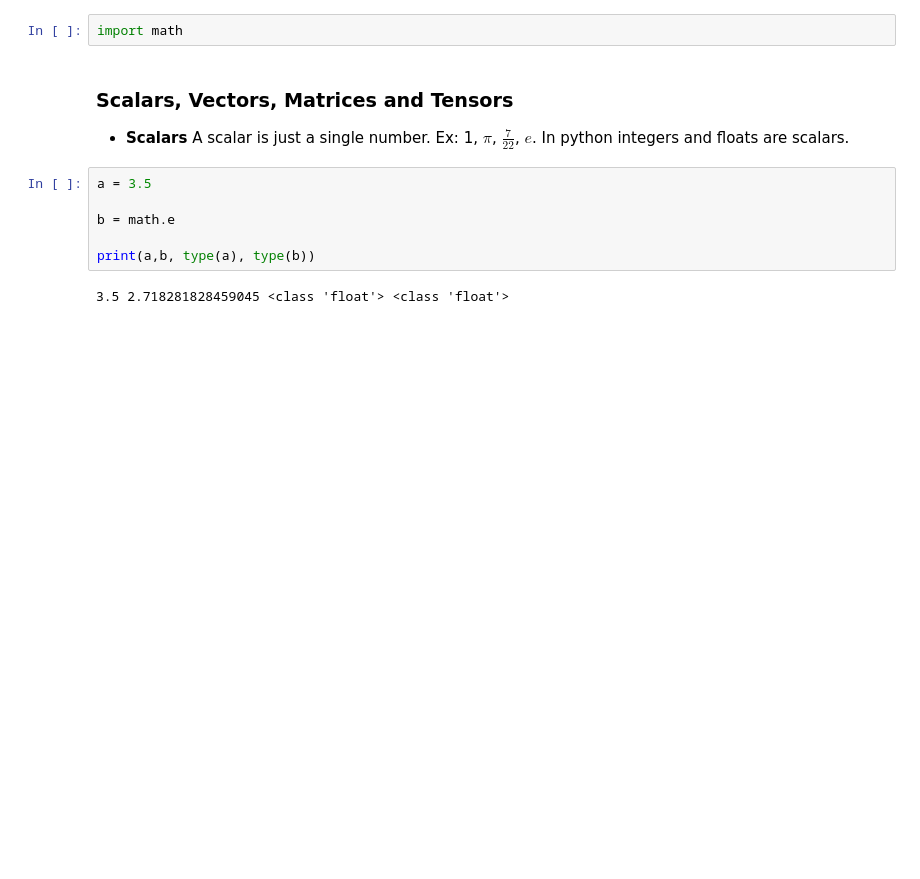
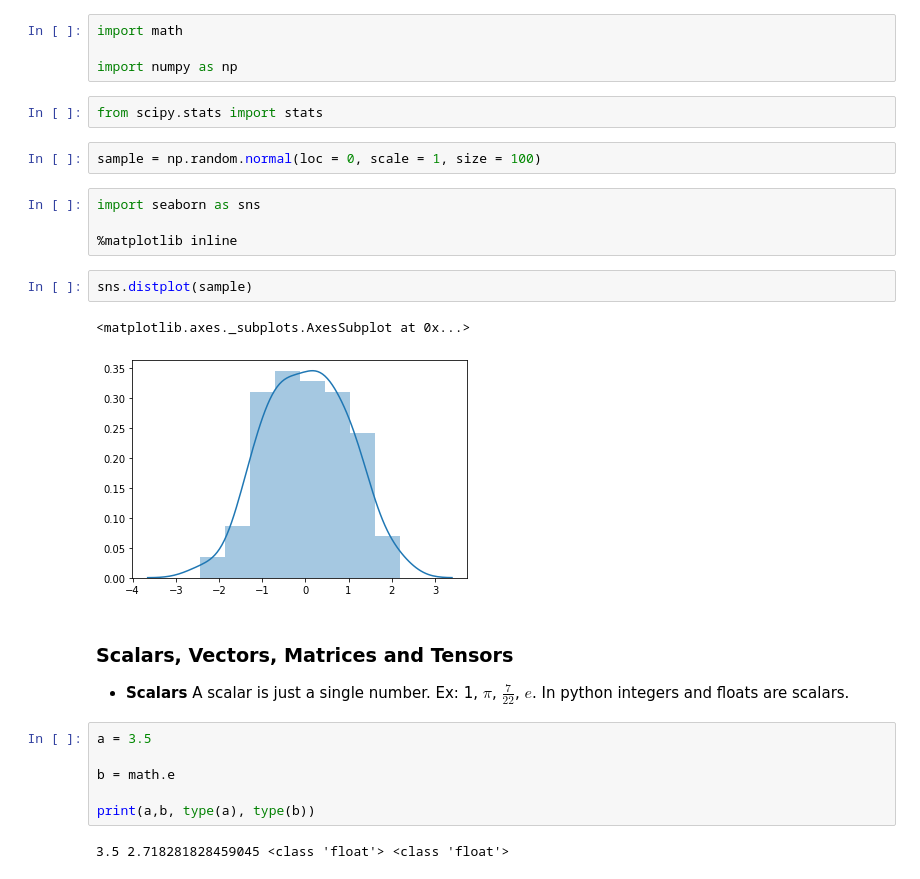
Before and after one commit to learn-co-students/dc-ds-010620, a Jupyter notebook: mod-4/Day-4-1-Numpy/matrix_algebra_with_numpy.ipynb, the cells around one changed output. Drawn from its saved outputs; the diff is of its cells as text; blank space fills up the shorter version.

```diff
--- a/mod-4/Day-4-1-Numpy/matrix_algebra_with_numpy.ipynb
+++ b/mod-4/Day-4-1-Numpy/matrix_algebra_with_numpy.ipynb
@@ -1,5 +1,20 @@
 # %%
 import math
+
+import numpy as np
+# %%
+from scipy.stats import stats
+# %%
+sample = np.random.normal(loc = 0, scale = 1, size = 100)
+# %%
+import seaborn as sns
+
+%matplotlib inline
+# %%
+sns.distplot(sample)
+# %% [output]
+<matplotlib.axes._subplots.AxesSubplot at 0x...>
+[figure, added]
 # %% [markdown]
 ### Scalars, Vectors, Matrices and Tensors
 
```
Also changed, not shown: parts of 5 cells of this notebook, 15 other files.
